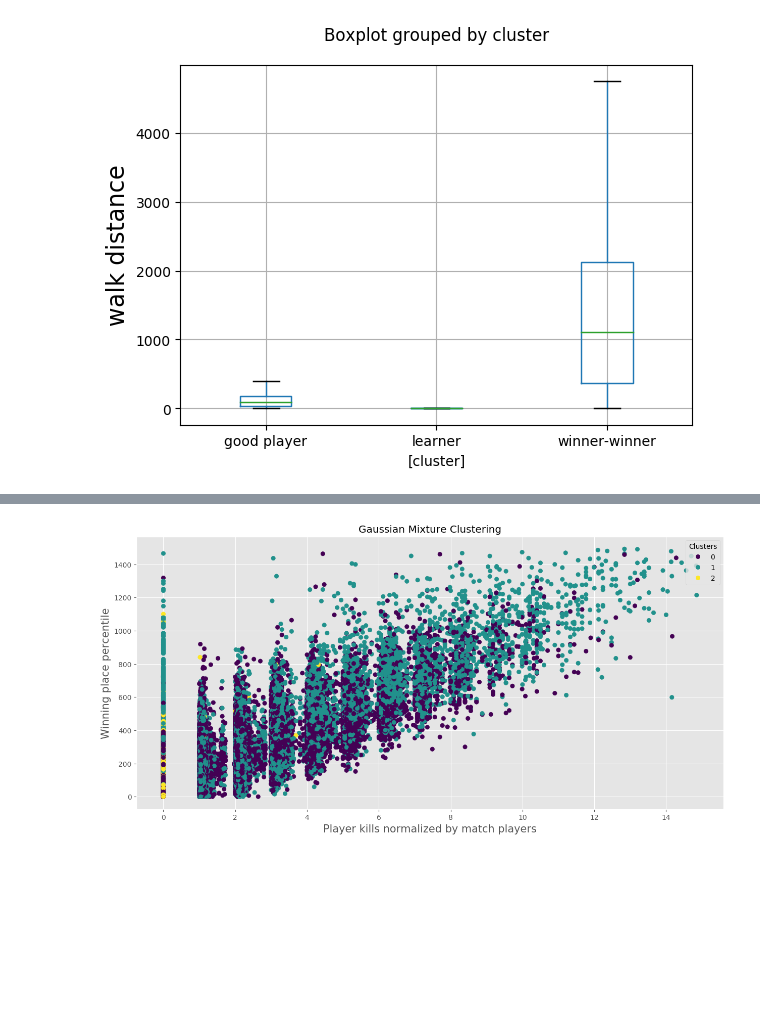
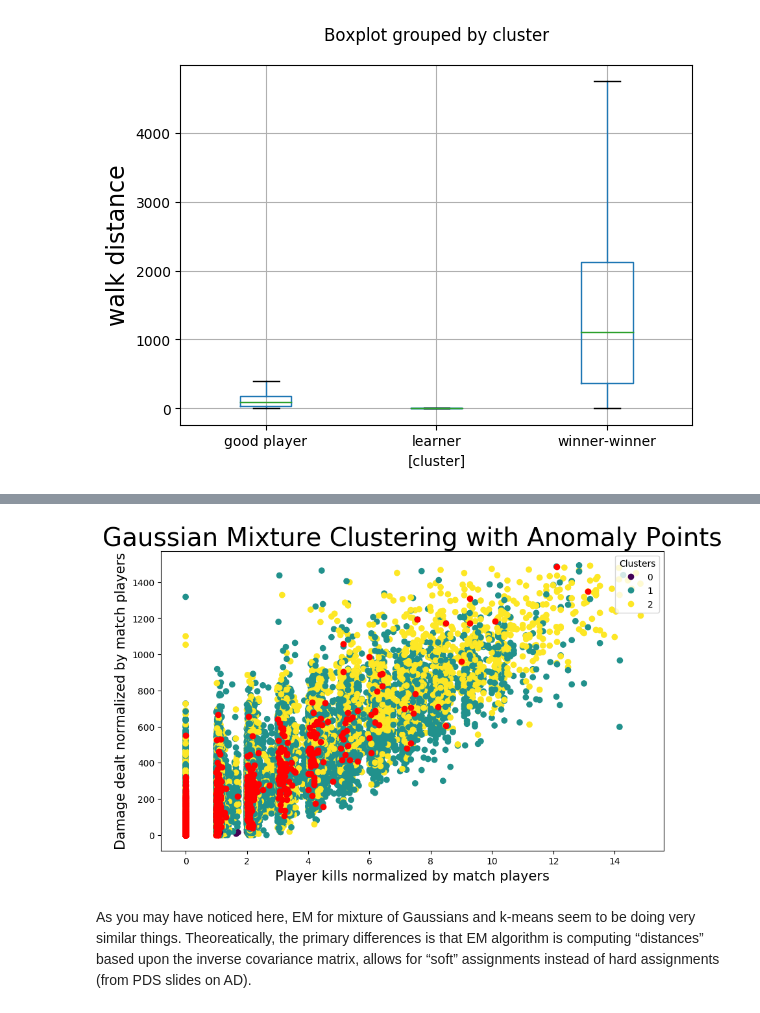
Before and after one commit to yuweizhu1993/pubg-analysis, a Jupyter notebook: PDS_project_final_report.ipynb, the cells around one changed output, grey strips where cells are left out. Saved outputs shown, nothing was run; the diff lists cells and outputs as text; code cells hidden in the pictures; blank space fills up the shorter version.

```diff
--- a/PDS_project_final_report.ipynb
+++ b/PDS_project_final_report.ipynb
@@ -651,6 +702,9 @@ print("{} players have no kills, no weapons collected, no heals and boosts, and
 # %%
 # who are these zombies
 df_zombies = data[(data.totalDistance == 0) | ((data.boost_heals == 0) & (data.totalDistance <= 20)) | ((data.boost_heals == 0) & (data.killsNorm == 0) & (data.weaponsAcquired == 0) & (data.totalDistance == 0))]
+# %%
+# drop zombies from data
+data = data.drop(df_zombies.index)
 # %%
 print("{} total potential zombies detected".format(df_zombies.shape[0]))
 zombies_kill = df_zombies.killsNorm
@@ -829,3 +924,3 @@ and a good marathon runner. The meaning for player segmentation is two-folded as
 # %%
-# copy of data for AD
-df = data
+# data for AD
+df = anomalyDetection(df_train, data)
@@ -848,9 +926,0 @@ lst_anomaly_index = list(df.sort_values(['cluster','distanceCluster'], ascending
-# %%
-# create anomaly label
-dct_anomaly = {k:0 for k in range(totalDistance.shape[0])}
-for i in lst_anomaly_index:
-    dct_anomaly[i] = 1
-
-df['anomaly'] = list(dct_anomaly.values())
-# how many anomalies we captured
-df.shape, df[(df.anomaly) == 1].shape
@@ -859,16 +927,18 @@ df.shape, df[(df.anomaly) == 1].shape
 # %%
-#Plot the clustering results based on
-# fig, ax = plt.subplots(figsize = (20,10))
+#Plot the k-means clustering results with anomaly points
+plt.style.use('default')
+fig, ax = plt.subplots(figsize = (10,6))
+
 anomaly_points = df[(df.anomaly) == 1]
 
 scatter = plt.scatter(df.killsNorm, df.damageDealtNorm, c = kmeans.labels_)
-anomaly = plt.scatter(anomaly_points.killsNorm, anomaly_points.winPlacePerc, c = 'red')
+anomaly = plt.scatter(anomaly_points.killsNorm, anomaly_points.damageDealtNorm, color = 'red')
 
 legend1 = ax.legend(*scatter.legend_elements(),
             loc="upper right", title="Clusters")
 
 plt.xlabel("Player kills normalized by match players", fontsize = 15)
-plt.ylabel("Winning place percentile", fontsize = 15)
-plt.title("Kmeans++ Clustering")
+plt.ylabel("Damage dealt normalized by match players", fontsize = 15)
+plt.title("Kmeans++ Clustering with Anomaly Points",fontsize = 28)
 plt.show()
 # %% [output]
@@ -879,19 +949,23 @@ gmm = GaussianMixture(n_components=3)
 gmm.fit(df_train)
 gmm_labels = gmm.predict(df_train)
 # %%
-#Plot the clustering results based on
-fig, ax = plt.subplots(figsize = (15,7))
-# anomaly_points = df[(df.anomaly) == 1]
+# Plot the gaussian mixture clustering results with anomaly points
+plt.style.use('default')
+fig, ax = plt.subplots(figsize = (10,6))
+
+anomaly_points = df[(df.anomaly) == 1]
 
 scatter = plt.scatter(df.killsNorm, df.damageDealtNorm, c = gmm_labels)
-# anomaly = plt.scatter(anomaly_points.killsNorm, anomaly_points.winPlacePerc, c = 'red')
+anomaly = plt.scatter(anomaly_points.killsNorm, anomaly_points.damageDealtNorm, color = 'red')
 
 legend1 = ax.legend(*scatter.legend_elements(),
             loc="upper right", title="Clusters")
 
 plt.xlabel("Player kills normalized by match players", fontsize = 15)
-plt.ylabel("Winning place percentile", fontsize = 15)
-plt.title("Gaussian Mixture Clustering")
+plt.ylabel("Damage dealt normalized by match players", fontsize = 15)
+plt.title("Gaussian Mixture Clustering with Anomaly Points",fontsize = 28)
 plt.show()
 # %% [output]
-[figure, old version]
+[figure, new version]
+# %% [markdown]
+As you may have noticed here, EM for mixture of Gaussians and k-means seem to be doing very similar things. Theoreatically, the primary differences is that EM algorithm is computing “distances” based upon the inverse covariance matrix, allows for “soft” assignments instead of hard assignments (from PDS slides on AD).
```
Also changed, not shown: parts of 47 cells of this notebook.
